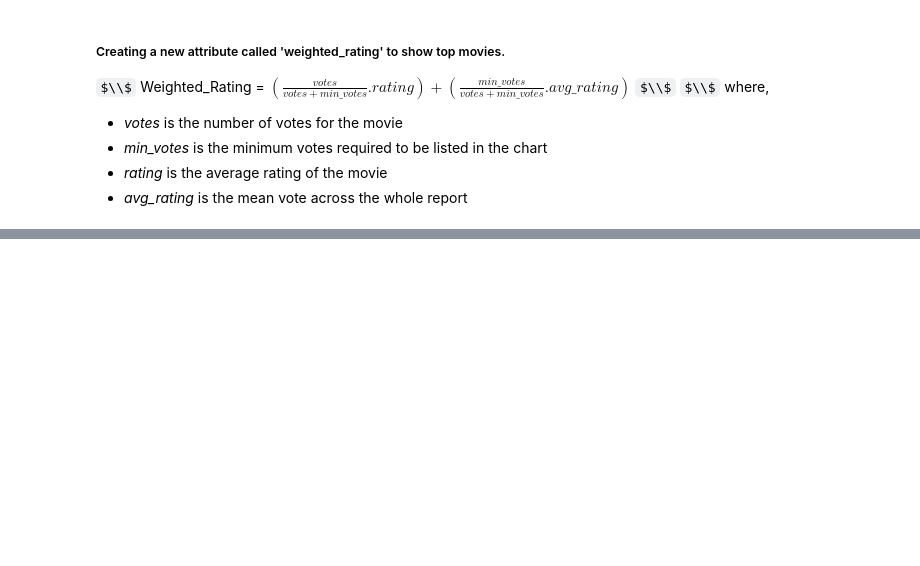
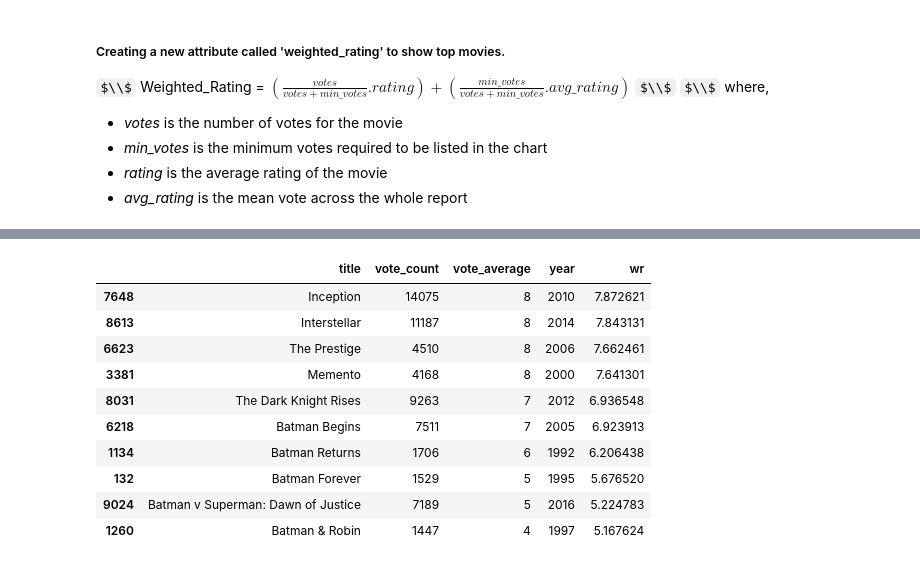
Before and after one commit to mehuljhaver4/Recommender-System, a Jupyter notebook: Recommender-System.ipynb, the cells around one changed output, grey strips where cells are left out. Saved outputs shown, nothing was run; the diff lists cells and outputs as text; code cells hidden in the pictures; some formulas as TeX source; blank space fills up the shorter version.

```diff
--- a/Recommender-System.ipynb
+++ b/Recommender-System.ipynb
@@ -136,0 +303,12 @@ top_movies(meta,'Romance')
+# %%
+sub_meta['soup'] = sub_meta['keywords'] + sub_meta['cast'] + sub_meta['director'] + sub_meta['genres']
+sub_meta['soup'] = sub_meta['soup'].apply(lambda x: ' '.join(x))
+# %%
+count = CountVectorizer(analyzer='word',ngram_range=(1, 2),min_df=0, stop_words='english')
+count_matrix = count.fit_transform(sub_meta['soup'])
+
+cosine_sim = cosine_similarity(count_matrix, count_matrix)
+# %%
+sub_meta = sub_meta.reset_index()
+titles = sub_meta['title']
+indices = pd.Series(sub_meta.index, index=sub_meta['title'])
@@ -136,0 +341,40 @@ top_movies(meta,'Romance')
+# %%
+def weighted_rating(df,min_votes,avg_rating):
+    votes = df['vote_count']
+    rating = df['vote_average']
+    return (votes/(votes+min_votes)*rating) + (min_votes/(min_votes+votes)*avg_rating)
+
+def improved_recommendations(title):
+    idx = indices[title]
+    sim_scores = list(enumerate(cosine_sim[idx]))
+    sim_scores = sorted(sim_scores, key=lambda x: x[1], reverse=True)
+    sim_scores = sim_scores[1:26]
+    movie_indices = [i[0] for i in sim_scores]
+
+    movies = sub_meta.iloc[movie_indices][['title', 'vote_count', 'vote_average', 'year']]
+    vote_counts = movies[movies['vote_count'].notnull()]['vote_count'].astype('int')
+    vote_averages = movies[movies['vote_average'].notnull()]['vote_average'].astype('int')
+
+    avg_rating = vote_averages.mean()
+    min_votes = vote_counts.quantile(0.60)
+
+    qualified = movies[(movies['vote_count'] >= min_votes) & (movies['vote_count'].notnull()) & (movies['vote_average'].notnull())]
+    qualified['vote_count'] = qualified['vote_count'].astype('int')
+    qualified['vote_average'] = qualified['vote_average'].astype('int')
+    qualified['wr'] = qualified.apply(weighted_rating,args=(min_votes,avg_rating), axis=1)
+    qualified = qualified.sort_values('wr', ascending=False).head(10)
+    return qualified
+# %%
+improved_recommendations('The Dark Knight')
+# %% [output]
+|  | title | vote_count | vote_average | year | wr |
+| 7648 | Inception | 14075 | 8 | 2010 | 7.872621 |
+| 8613 | Interstellar | 11187 | 8 | 2014 | 7.843131 |
+| 6623 | The Prestige | 4510 | 8 | 2006 | 7.662461 |
+| 3381 | Memento | 4168 | 8 | 2000 | 7.641301 |
+| 8031 | The Dark Knight Rises | 9263 | 7 | 2012 | 6.936548 |
+| 6218 | Batman Begins | 7511 | 7 | 2005 | 6.923913 |
+| 1134 | Batman Returns | 1706 | 6 | 1992 | 6.206438 |
+| 132 | Batman Forever | 1529 | 5 | 1995 | 5.676520 |
+| 9024 | Batman v Superman: Dawn of Justice | 7189 | 5 | 2016 | 5.224783 |
+| 1260 | Batman & Robin | 1447 | 4 | 1997 | 5.167624 |
```
Also changed, not shown: parts of 36 cells of this notebook.
